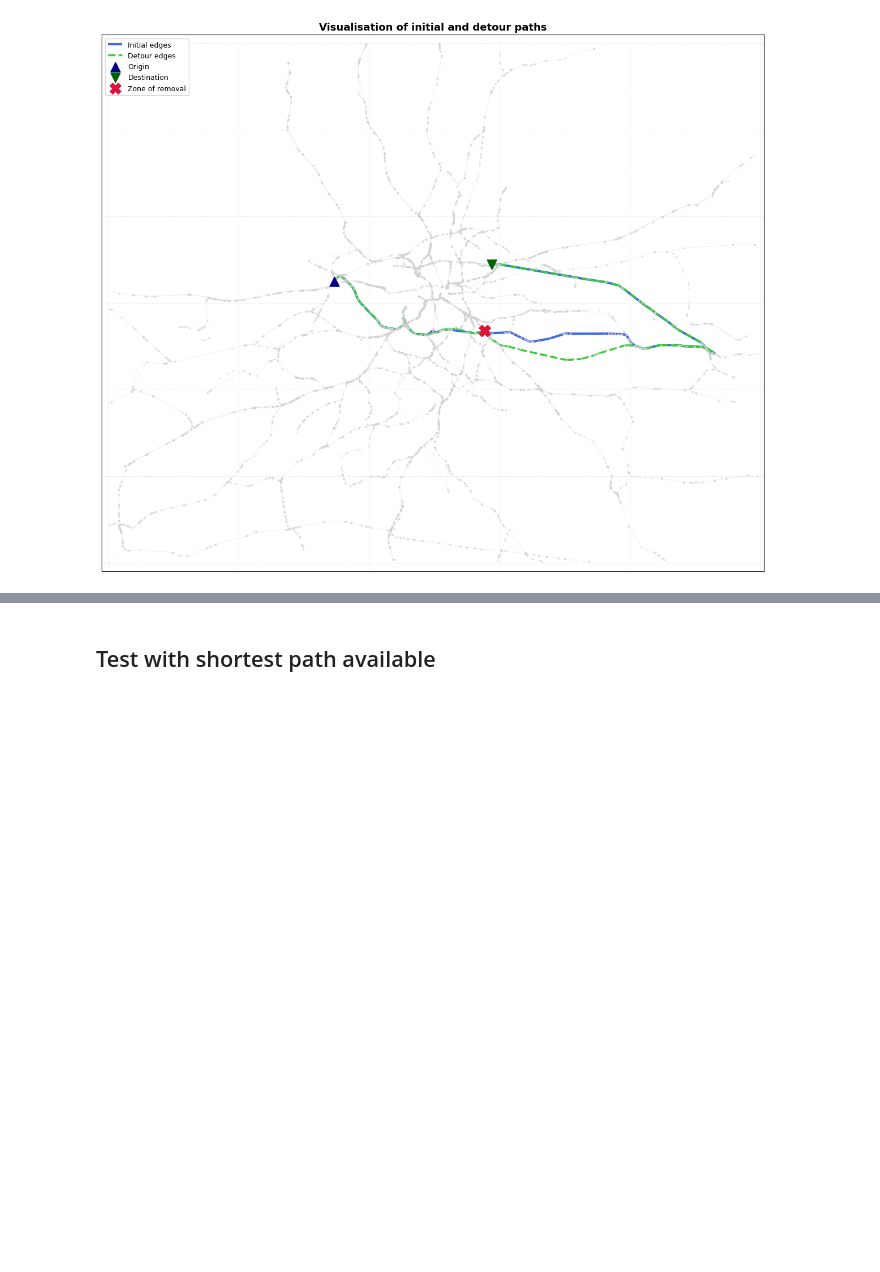
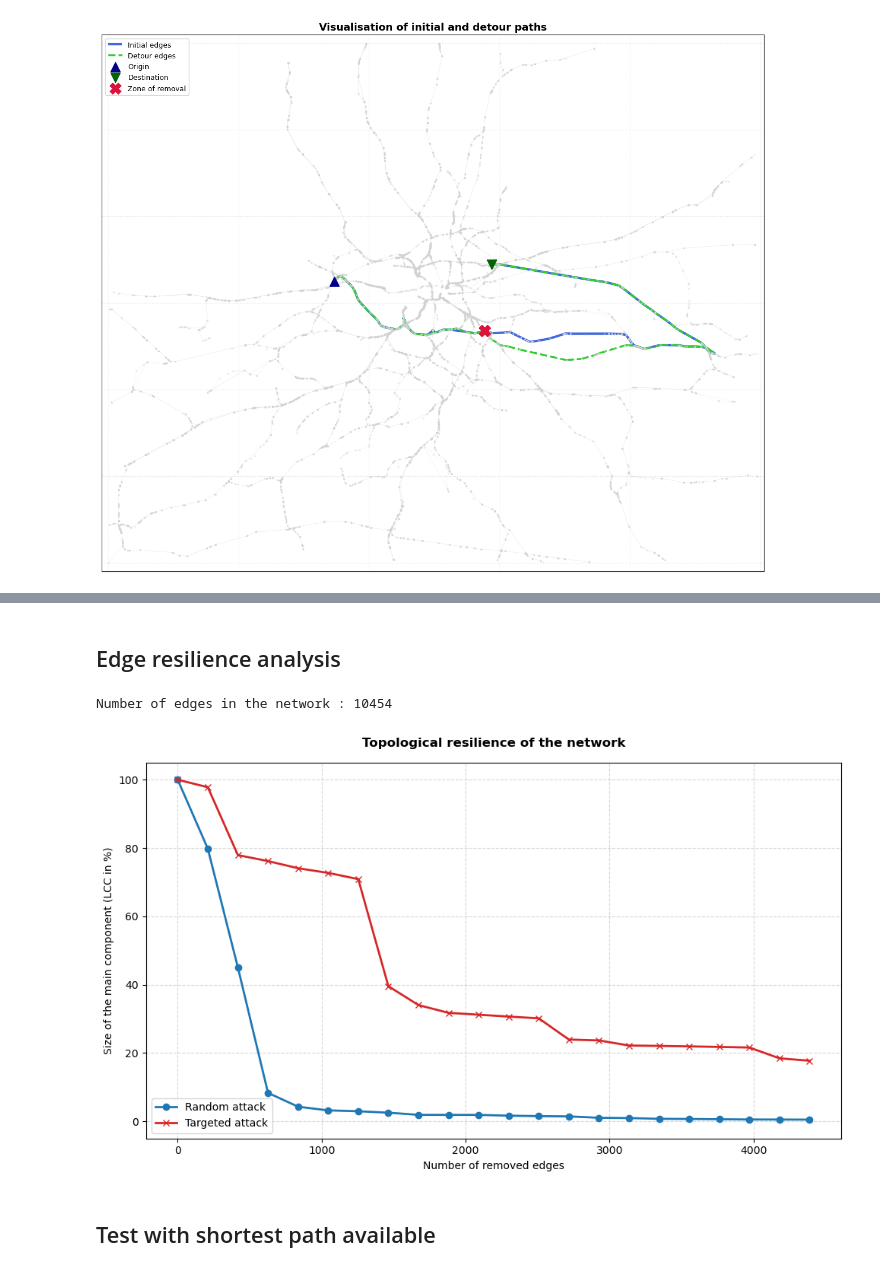
Before and after one commit to thibaultquentin66-lang/resilience_freight_train_UK, a Jupyter notebook: Final_Work.ipynb, the cells around one changed output, grey strips where cells are left out. Drawn from its saved outputs; the diff is of its cells as text; code cells hidden in the pictures; blank space fills up the shorter version.

```diff
--- a/Final_Work.ipynb
+++ b/Final_Work.ipynb
@@ -1585,3 +1468,32 @@ plt.show()
+# %% [markdown]
+## Edge resilience analysis
+# %%
+E_total = len(G_london.edges())
+print(f"Number of edges in the network : {E_total}")
+
+max_edges_a_retirer = int(E_total * 0.40)
+pas_edges = int(max_edges_a_retirer / 20)
+
+# 3. Calcul
+X_e, y_rand_e, y_target_e = resilience_edge(G_london, max_retrait_edges=max_edges_a_retirer, pas=pas_edges)
+
+plt.figure(figsize=(10, 6))
+
+plt.plot(X_e, y_rand_e, label='Random attack', color='tab:blue', linewidth=2, marker='o')
+plt.plot(X_e, y_target_e, label='Targeted attack', color='tab:red', linewidth=2, marker='x')
+
+plt.title("Topological resilience of the network", fontsize=12, fontweight='bold', pad=15)
+plt.xlabel("Number of removed edges", fontsize=10)
+plt.ylabel("Size of the main component (LCC in %)", fontsize=10)
+plt.ylim(-5, 105)
+plt.grid(True, linestyle='--', alpha=0.5)
+plt.legend(loc="lower left")
+
+plt.tight_layout()
+plt.show()
+# %% [output]
+Number of edges in the network : 10454
+[figure, added]
 # %% [markdown]
 ## Test with shortest path available
 # %%
```
Also changed, not shown: parts of 38 cells of this notebook, 1 other file.
